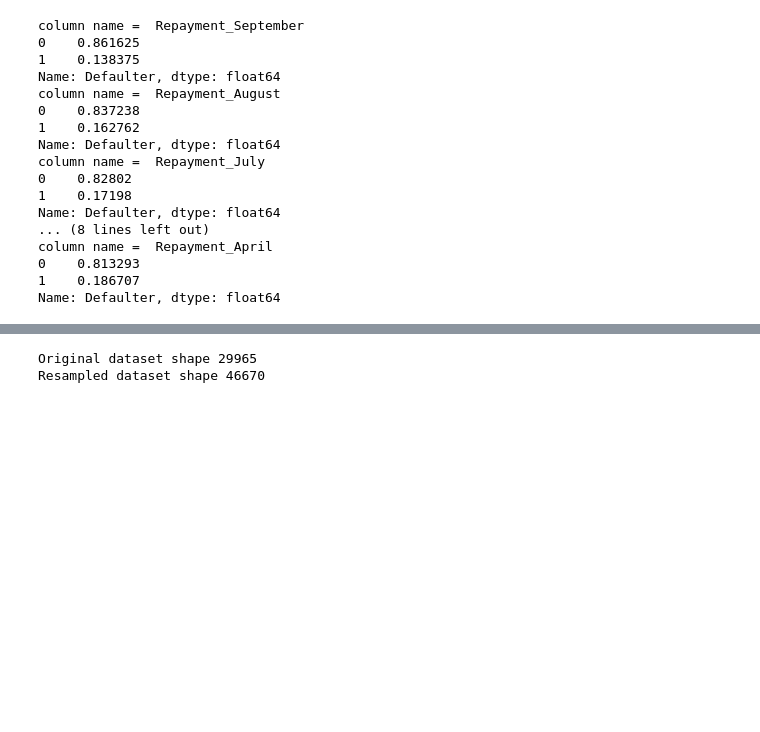
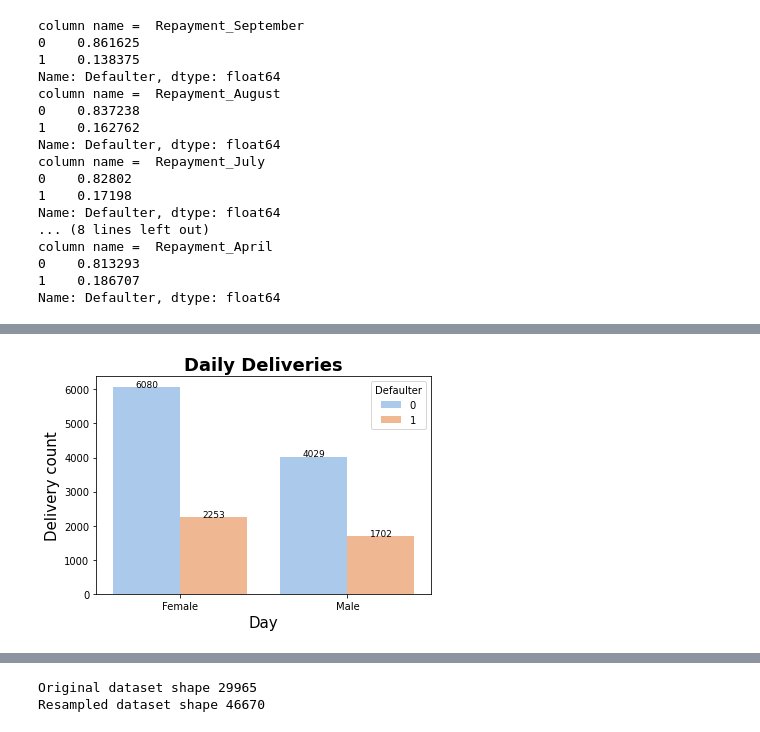
Before and after one commit to armanalam6342/Credit-Card-Default-Prediction, a Jupyter notebook: Credit_Card_Default_Prediction_Capstone_Project.ipynb, the cells around one changed output, grey strips where cells are left out. Cells and saved outputs as stored; diff of their text form; code cells hidden in the pictures; blank space fills up the shorter version.

```diff
--- a/Credit_Card_Default_Prediction_Capstone_Project.ipynb
+++ b/Credit_Card_Default_Prediction_Capstone_Project.ipynb
@@ -212,9 +228,9 @@ sns.histplot(df['Age'])
 [figure]
 # %% [markdown]
 From this hist plot we can divide age into 9 bins
-# %%
-# we are using Quantile-based discretization function in Age column
-df['Age_group']=pd.qcut(df['Age'], q=9, precision=0,)
+# %%
+# we are using Bining in Age column
+df['Age_group'] = pd.cut(df.Age, bins=[21,25,30,35,40,45,50,55,60,80],labels=['21-25','26-30','31-35','36-40','41-45','46-50','51-55','56-60','61 and Above'])
 # %%
 # droping Age column
 df.drop(columns=['Age'],inplace=True)
@@ -302,0 +320,10 @@ df.sample(10)
+# %%
+# countplt, ax = plt.subplots(figsize = (10,7))
+ax =sns.countplot(x = 'Gender', data=df, hue = 'Defaulter', palette='pastel')
+ax.set_title('Daily Deliveries',fontsize = 18, fontweight='bold' )
+ax.set_xlabel('Day', fontsize = 15)
+ax.set_ylabel('Delivery count', fontsize = 15)
+for rect in ax.patches:
+    ax.text (rect.get_x() + rect.get_width()  / 2,rect.get_height()+ 0.25,rect.get_height(),horizontalalignment='center', fontsize = 9)
+# %% [output]
+[figure, added]
```
Also changed, not shown: parts of 23 cells of this notebook.
